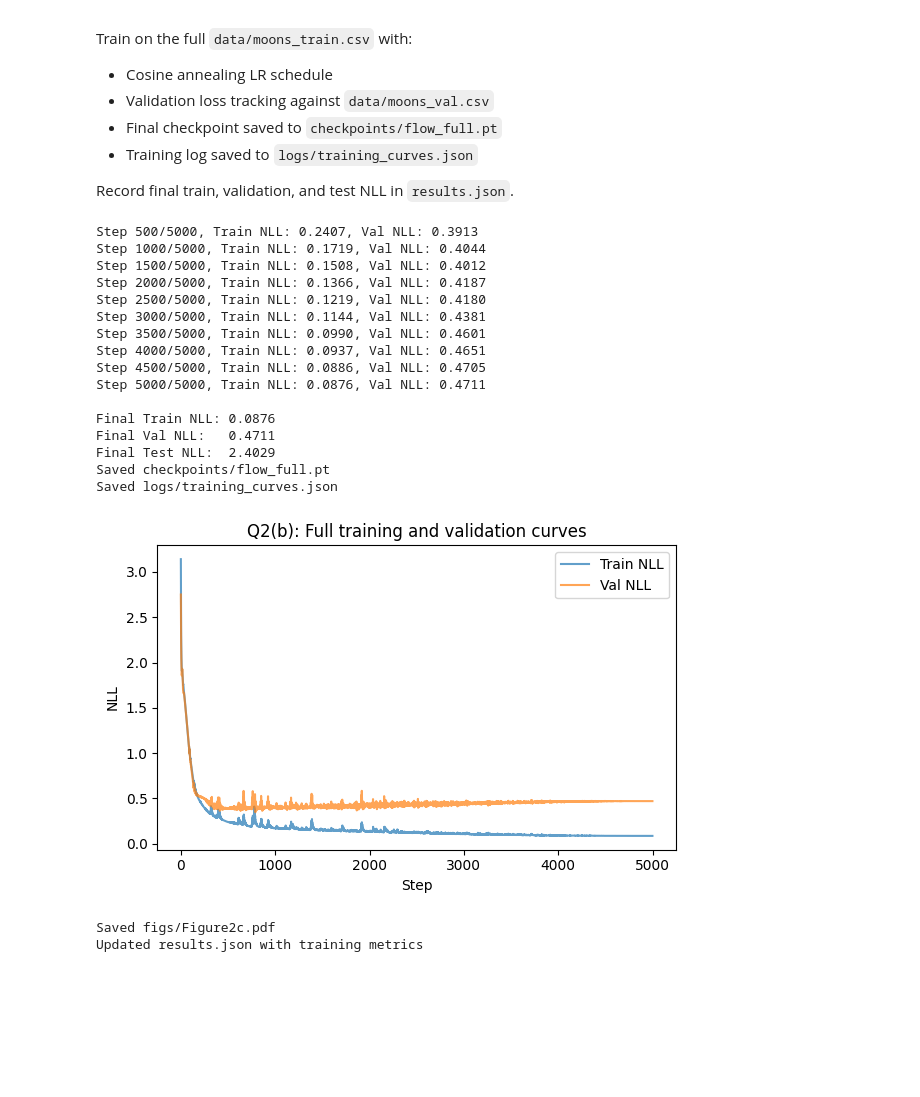
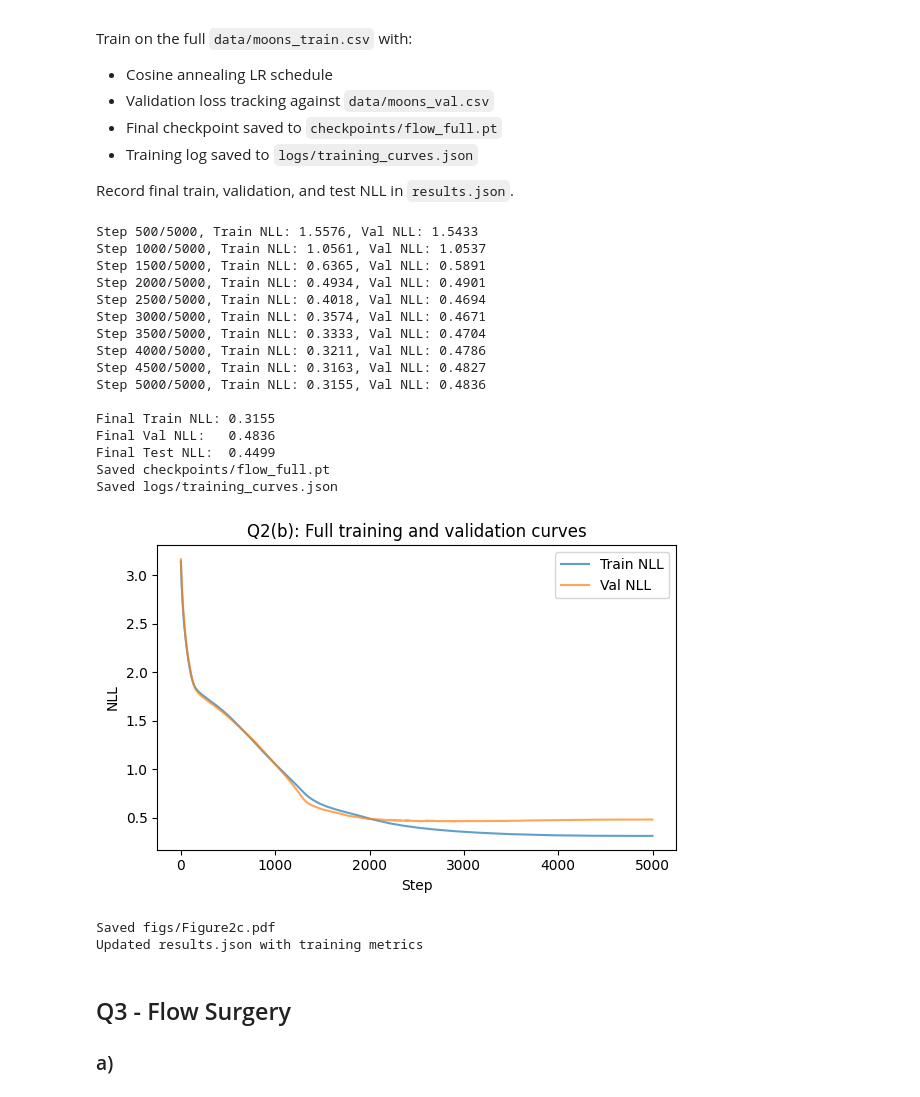
Before and after one commit to rowan-dauria/m2-coursework, a Jupyter notebook: coursework.ipynb, the cells around one changed output. Saved outputs shown, nothing was run; the diff lists cells and outputs as text; code cells hidden in the pictures; blank space fills up the shorter version.

```diff
--- a/coursework.ipynb
+++ b/coursework.ipynb
@@ -180,39 +188,46 @@ print("Saved results.json and figs/Figure1c.pdf")
 Use exactly the first 128 rows of `data/moons_train.csv` as the tiny subset. Train the flow on that subset, plot the loss curve, and record the final tiny-set NLL.
 # %%
 SEED = 42
-N_TINY_STEPS = 2000
-LR = 1e-3
+N_TINY_STEPS = 10000
+LR_TINY = 1e-3
 
 x_tiny = x_train[:128]
+x_val = splits.val.x
+x_test = splits.test.x
 
 torch.manual_seed(SEED)
-flow_tiny = Flow(dim=2, hidden=128, n_layers=8)
-optimizer_tiny = torch.optim.Adam(flow_tiny.parameters(), lr=LR)
+flow_tiny = Flow(dim=2, hidden=16, n_layers=2)
+optimizer_tiny = torch.optim.Adam(flow_tiny.parameters(), lr=LR_TINY)
 
 tiny_losses = []
+tiny_val_losses = []
+
 for step in range(N_TINY_STEPS):
+    # put the flow model in training mode
+    flow_tiny.train()
+    # calculate current loss, "loss" is a torch tensor
     loss = -flow_tiny.log_prob(x_tiny).mean()
+    # remove any old gradients stored on the model
     optimizer_tiny.zero_grad()
+    # calculate gradients of model weights according to the loss
     loss.backward()
+    # use parameter gradients to update model parameters
     optimizer_tiny.step()
+    # record the loss for plotting
     tiny_losses.append(loss.item())
+
+    # Validation loss every step (cheap: only 100 points)
+    flow_tiny.eval()
+    with torch.no_grad():
+        val_loss = -flow_tiny.log_prob(x_val).mean().item()
+    tiny_val_losses.append(val_loss)
+
     if (step + 1) % 500 == 0:
-        print(f"Step {step+1}/{N_TINY_STEPS}, NLL: {loss.item():.4f}")
+        print(f"Step {step+1}/{N_TINY_STEPS}, NLL: {loss.item():.4f}, Val NLL: {val_loss:.4f}")
 
 # Final NLL evaluated on the full tiny set
 flow_tiny.eval()
 with torch.no_grad():
     tinyset_final_nll = -flow_tiny.log_prob(x_tiny).mean().item()
 print(f"\nFinal tiny-set NLL: {tinyset_final_nll:.4f}")
-
-# --- Figure 2a ---
-fig, ax = plt.subplots(figsize=(6, 4))
-ax.plot(tiny_losses)
-ax.set_xlabel("Step")
-ax.set_ylabel("NLL")
-ax.set_title("Q2(a): Tiny subset (128 samples) training curve")
-fig.tight_layout()
-fig.savefig("figs/Figure2a.pdf")
-plt.show()
-print("Saved figs/Figure2a.pdf")
 # %% [output]
@@ -236,6 +276,8 @@ Train on the full `data/moons_train.csv` with:
 Record final train, validation, and test NLL in `results.json`.
 # %%
 N_FULL_STEPS = 5000
+LR = 5e-5
+import numpy as np
 
 # Load validation and test data
 val_data = np.loadtxt("data/moons_val.csv", delimiter=",", skiprows=1)
@@ -305,46 +347,50 @@ print("Saved logs/training_curves.json")
 fig, ax = plt.subplots(figsize=(6, 4))
 ax.plot(full_losses, label="Train NLL", alpha=0.7)
 ax.plot(full_val_losses, label="Val NLL", alpha=0.7)
 ax.set_xlabel("Step")
 ax.set_ylabel("NLL")
 ax.set_title("Q2(b): Full training and validation curves")
 ax.legend()
 fig.tight_layout()
 fig.savefig("figs/Figure2c.pdf")
 plt.show()
 print("Saved figs/Figure2c.pdf")
 
 # --- Update results.json ---
 with open("results.json", "r") as f:
     results = json.load(f)
 
 results["training"] = {
     "tinyset_final_nll": tinyset_final_nll,
     "final_train_nll": final_train_nll,
     "final_val_nll": final_val_nll,
     "final_test_nll": final_test_nll,
 }
 
 with open("results.json", "w") as f:
     json.dump(results, f, indent=2)
 print("Updated results.json with training metrics")
 # %% [output]
-Step 500/5000, Train NLL: 0.2407, Val NLL: 0.3913
-Step 1000/5000, Train NLL: 0.1719, Val NLL: 0.4044
-Step 1500/5000, Train NLL: 0.1508, Val NLL: 0.4012
-Step 2000/5000, Train NLL: 0.1366, Val NLL: 0.4187
-Step 2500/5000, Train NLL: 0.1219, Val NLL: 0.4180
-Step 3000/5000, Train NLL: 0.1144, Val NLL: 0.4381
-Step 3500/5000, Train NLL: 0.0990, Val NLL: 0.4601
-Step 4000/5000, Train NLL: 0.0937, Val NLL: 0.4651
-Step 4500/5000, Train NLL: 0.0886, Val NLL: 0.4705
-Step 5000/5000, Train NLL: 0.0876, Val NLL: 0.4711
+Step 500/5000, Train NLL: 1.5576, Val NLL: 1.5433
+Step 1000/5000, Train NLL: 1.0561, Val NLL: 1.0537
+Step 1500/5000, Train NLL: 0.6365, Val NLL: 0.5891
+Step 2000/5000, Train NLL: 0.4934, Val NLL: 0.4901
+Step 2500/5000, Train NLL: 0.4018, Val NLL: 0.4694
+Step 3000/5000, Train NLL: 0.3574, Val NLL: 0.4671
+Step 3500/5000, Train NLL: 0.3333, Val NLL: 0.4704
+Step 4000/5000, Train NLL: 0.3211, Val NLL: 0.4786
+Step 4500/5000, Train NLL: 0.3163, Val NLL: 0.4827
+Step 5000/5000, Train NLL: 0.3155, Val NLL: 0.4836
 
-Final Train NLL: 0.0876
-Final Val NLL:   0.4711
-Final Test NLL:  2.4029
+Final Train NLL: 0.3155
+Final Val NLL:   0.4836
+Final Test NLL:  0.4499
 Saved checkpoints/flow_full.pt
 Saved logs/training_curves.json
-[figure, old version]
+[figure, new version]
 Saved figs/Figure2c.pdf
 Updated results.json with training metrics
+# %% [markdown]
+## Q3 - Flow Surgery
+
+### a)
```
Also changed, not shown: parts of 6 cells of this notebook.
